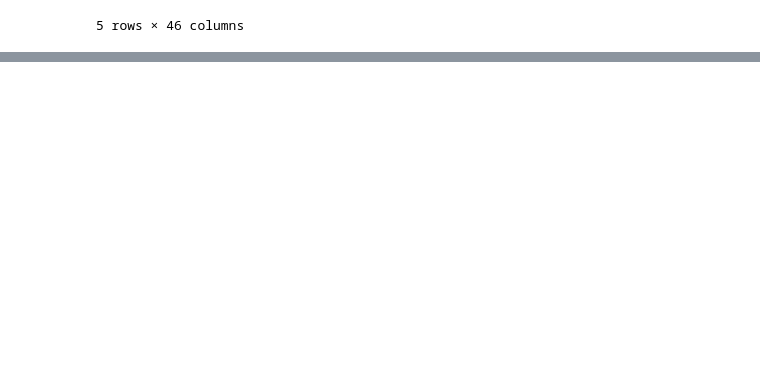
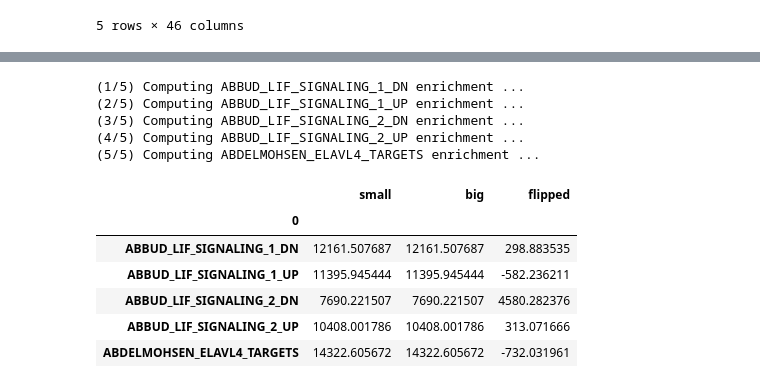
Before and after one commit to alex-wenzel/gsea, a Jupyter notebook: notebook/run_single_sample_gsea.ipynb, the cells around one changed output, grey strips where cells are left out. Cells and saved outputs as stored; diff of their text form; code cells hidden in the pictures; blank space fills up the shorter version.

```diff
--- a/notebook/run_single_sample_gsea.ipynb
+++ b/notebook/run_single_sample_gsea.ipynb
@@ -55,0 +111,18 @@ gene_sets
+# %%
+gene_set_x_sample = run_single_sample_gsea(
+    gene_x_sample.apply(rankdata), gene_sets)
+
+gene_set_x_sample
+# %% [output]
+(1/5) Computing ABBUD_LIF_SIGNALING_1_DN enrichment ...
+(2/5) Computing ABBUD_LIF_SIGNALING_1_UP enrichment ...
+(3/5) Computing ABBUD_LIF_SIGNALING_2_DN enrichment ...
+(4/5) Computing ABBUD_LIF_SIGNALING_2_UP enrichment ...
+(5/5) Computing ABDELMOHSEN_ELAVL4_TARGETS enrichment ...
+|  | small | big | flipped |
+| 0 |  |  |  |
+| ABBUD_LIF_SIGNALING_1_DN | 12161.507687 | 12161.507687 | 298.883535 |
+| ABBUD_LIF_SIGNALING_1_UP | 11395.945444 | 11395.945444 | -582.236211 |
+| ABBUD_LIF_SIGNALING_2_DN | 7690.221507 | 7690.221507 | 4580.282376 |
+| ABBUD_LIF_SIGNALING_2_UP | 10408.001786 | 10408.001786 | 313.071666 |
+| ABDELMOHSEN_ELAVL4_TARGETS | 14322.605672 | 14322.605672 | -732.031961 |
```
Also changed, not shown: parts of 7 cells of this notebook, 1 other file.
